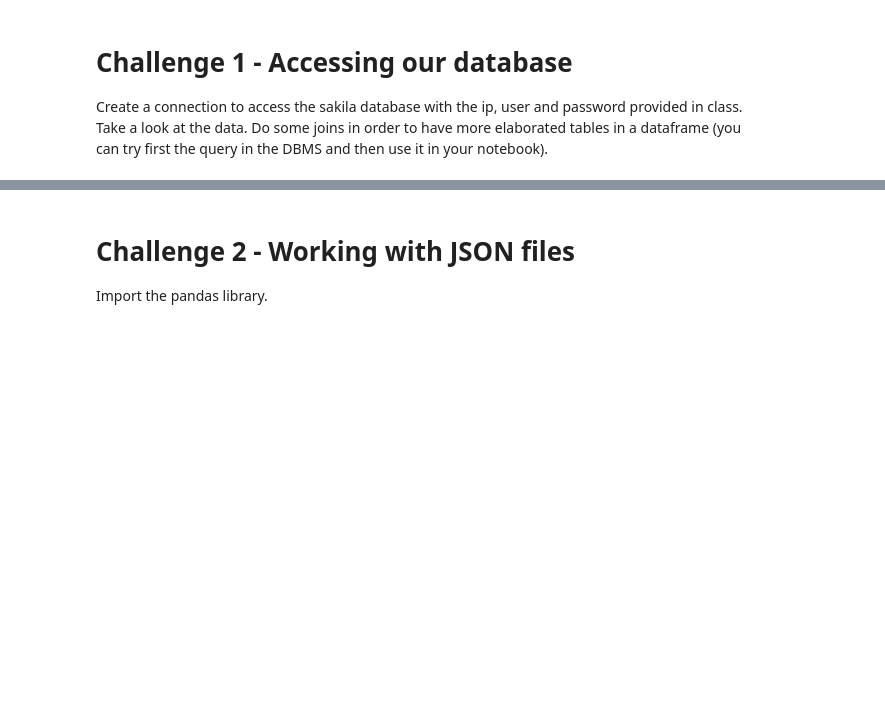
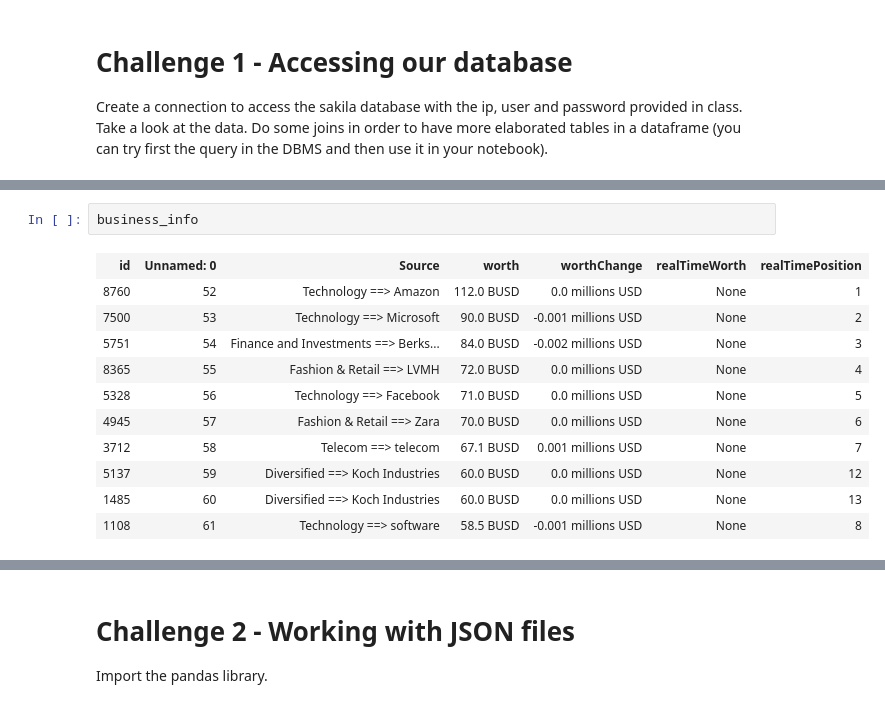
Before and after one commit to ta-data-mad/dataptmad0420, a Jupyter notebook: module-1/importing-exporting-data/your-code/main.ipynb, the cells around one changed output, grey strips where cells are left out. Saved outputs shown, nothing was run; the diff lists cells and outputs as text; blank space fills up the shorter version.

```diff
--- a/module-1/importing-exporting-data/your-code/main.ipynb
+++ b/module-1/importing-exporting-data/your-code/main.ipynb
@@ -10,0 +94,14 @@ Create a connection to access the sakila database with the ip, user and password
+# %%
+business_info
+# %% [output]
+| id | Unnamed: 0 | Source | worth | worthChange | realTimeWorth | realTimePosition |
+| 8760 | 52 | Technology ==> Amazon | 112.0 BUSD | 0.0 millions USD | None | 1 |
+| 7500 | 53 | Technology ==> Microsoft | 90.0 BUSD | -0.001 millions USD | None | 2 |
+| 5751 | 54 | Finance and Investments ==> Berks... | 84.0 BUSD | -0.002 millions USD | None | 3 |
+| 8365 | 55 | Fashion & Retail ==> LVMH | 72.0 BUSD | 0.0 millions USD | None | 4 |
+| 5328 | 56 | Technology ==> Facebook | 71.0 BUSD | 0.0 millions USD | None | 5 |
+| 4945 | 57 | Fashion & Retail ==> Zara | 70.0 BUSD | 0.0 millions USD | None | 6 |
+| 3712 | 58 | Telecom ==> telecom | 67.1 BUSD | 0.001 millions USD | None | 7 |
+| 5137 | 59 | Diversified ==> Koch Industries | 60.0 BUSD | 0.0 millions USD | None | 12 |
+| 1485 | 60 | Diversified ==> Koch Industries | 60.0 BUSD | 0.0 millions USD | None | 13 |
+| 1108 | 61 | Technology ==> software | 58.5 BUSD | -0.001 millions USD | None | 8 |
```
Also changed, not shown: parts of 16 cells of this notebook.
